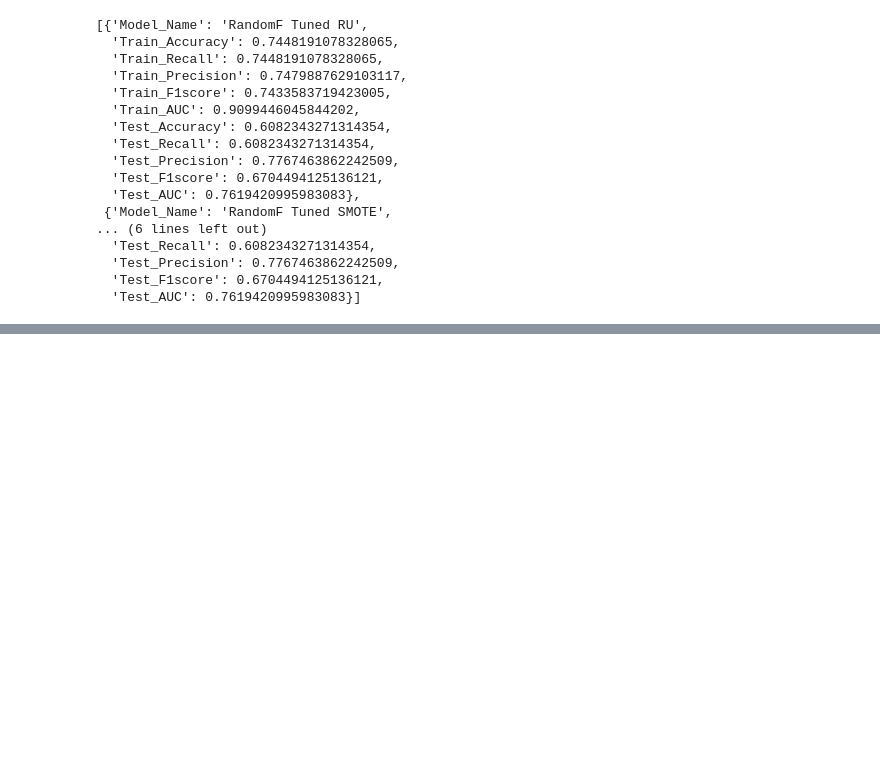
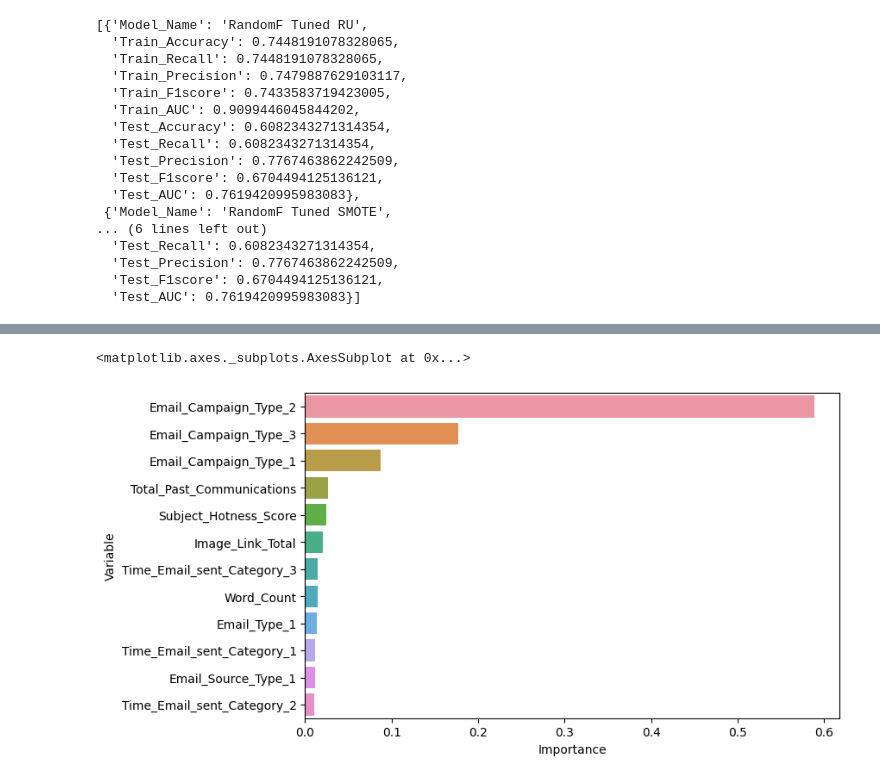
Before and after one commit to akashkivani/almabetter-Email-Campaign-Effectiveness-Prediction-Project, a Jupyter notebook: Email_Campaign_Effectiveness_Prediction.ipynb, the cells around one changed output, grey strips where cells are left out. Saved outputs shown, nothing was run; the diff lists cells and outputs as text; code cells hidden in the pictures; blank space fills up the shorter version.

```diff
--- a/Email_Campaign_Effectiveness_Prediction.ipynb
+++ b/Email_Campaign_Effectiveness_Prediction.ipynb
@@ -1087,0 +1202,5 @@ comparison_df
+# %%
+#Checking feature importance by XGB:
+
+feature_imp_df = pd.DataFrame({"Variable": x_train_smote.columns,"Importance": xgb_smote.feature_importances_})
+feature_imp_df.sort_values(by="Importance", ascending=False, inplace = True)
@@ -1087,0 +1223,5 @@ comparison_df
+# %%
+sns.barplot(x=feature_imp_df['Importance'],y= feature_imp_df['Variable'])  #Checking graph.
+# %% [output]
+<matplotlib.axes._subplots.AxesSubplot at 0x...>
+[figure, added]
```
Also changed, not shown: parts of 28 cells of this notebook.
